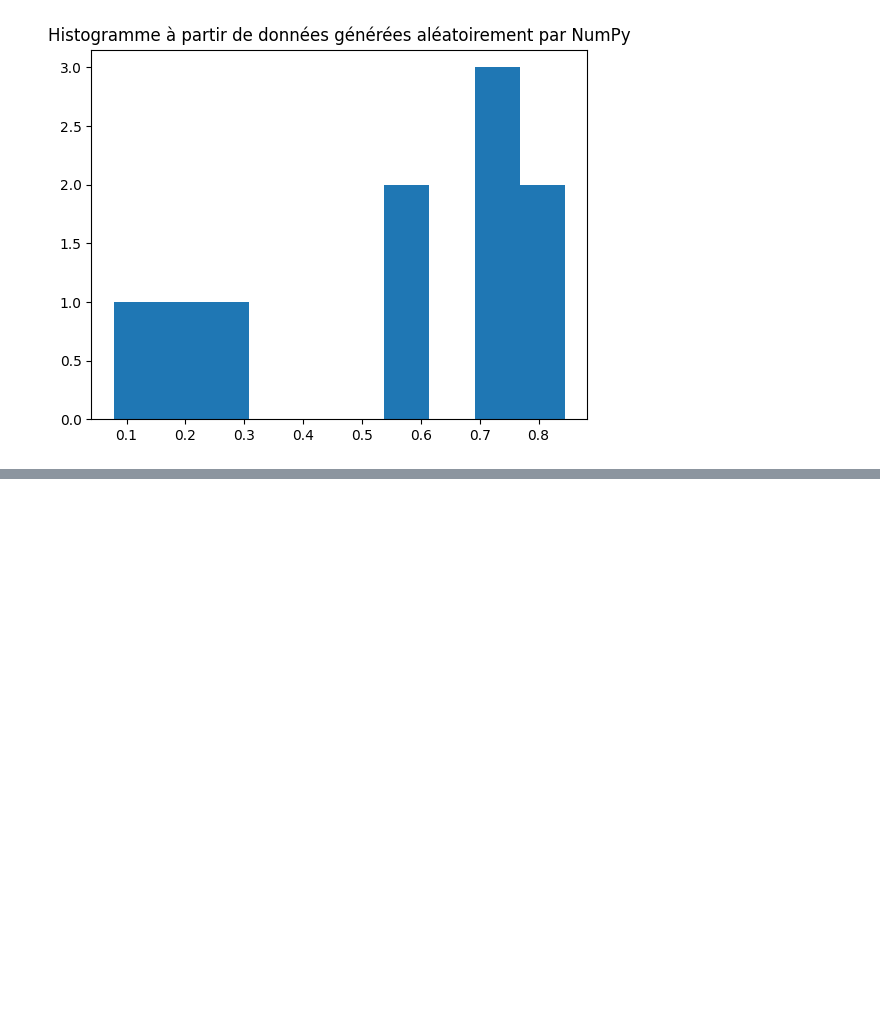
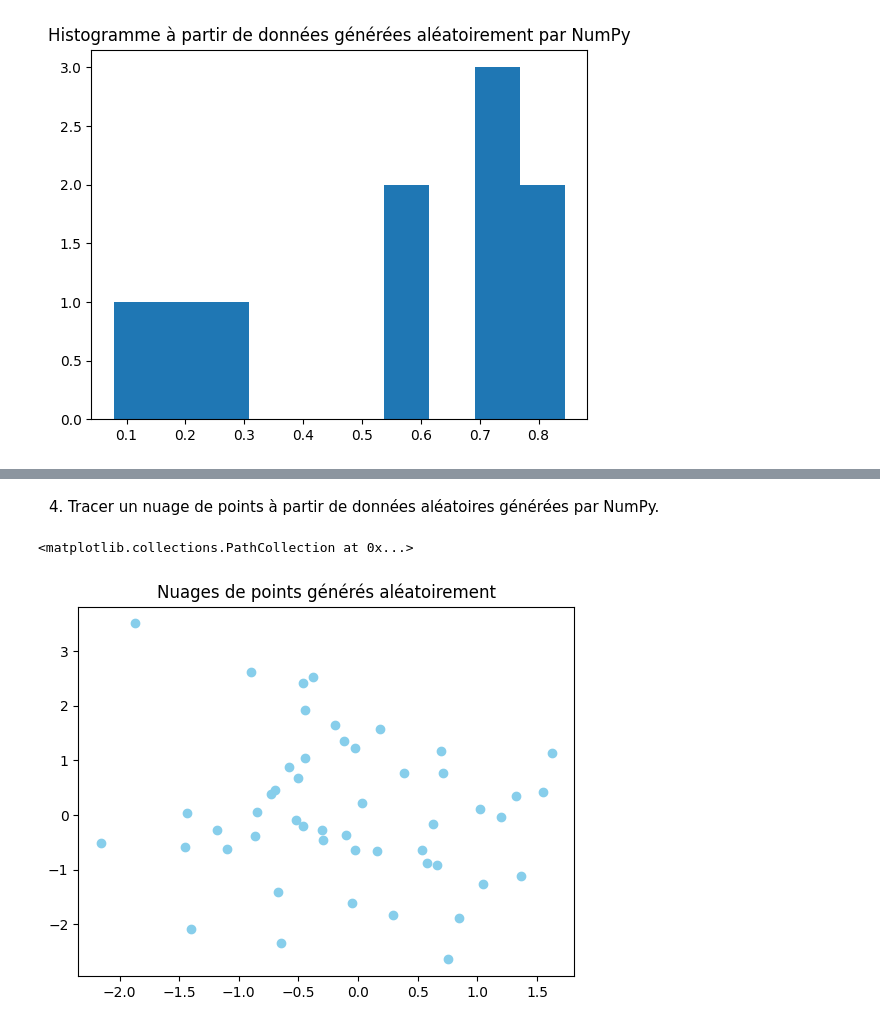
Before and after one commit to timdazayous/InitiationPython, a Jupyter notebook: exercices.ipynb, the cells around one changed output, grey strips where cells are left out. Cells and saved outputs as stored; diff of their text form; code cells hidden in the pictures; blank space fills up the shorter version.

Commit message:
Nuage de points

```diff
--- a/exercices.ipynb
+++ b/exercices.ipynb
@@ -163,0 +179,11 @@ plt.hist(tab_données_aléatoires)
+# %% [markdown]
+4. Tracer un nuage de points à partir de données aléatoires générées par NumPy.
+# %%
+x = np.random.randn(50)
+y = np.random.randn(50)
+
+plt.title("Nuages de points générés aléatoirement")
+plt.scatter(x, y, color="skyblue", )
+# %% [output]
+<matplotlib.collections.PathCollection at 0x...>
+[figure, added]
```
Also changed, not shown: parts of 2 cells of this notebook.
